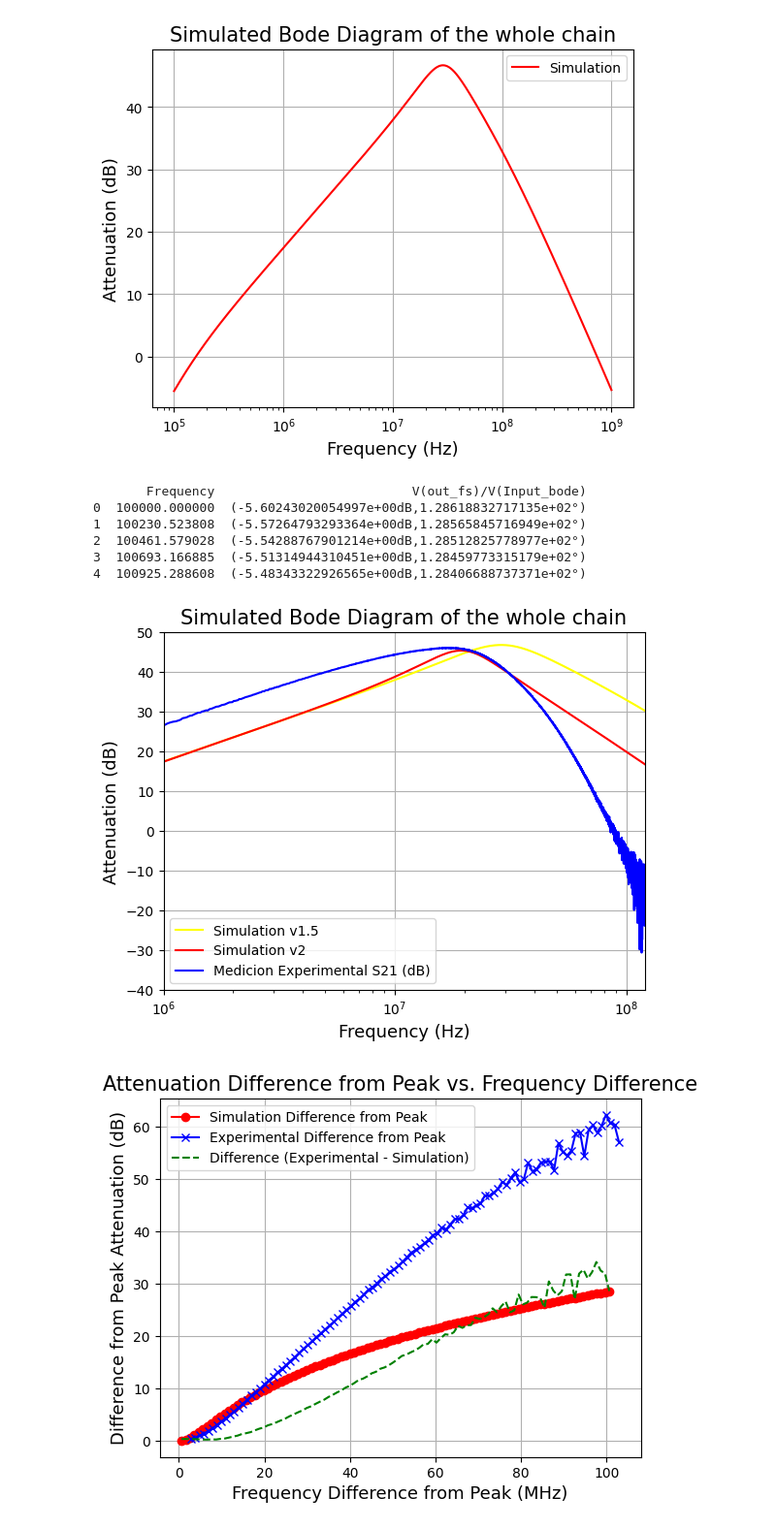
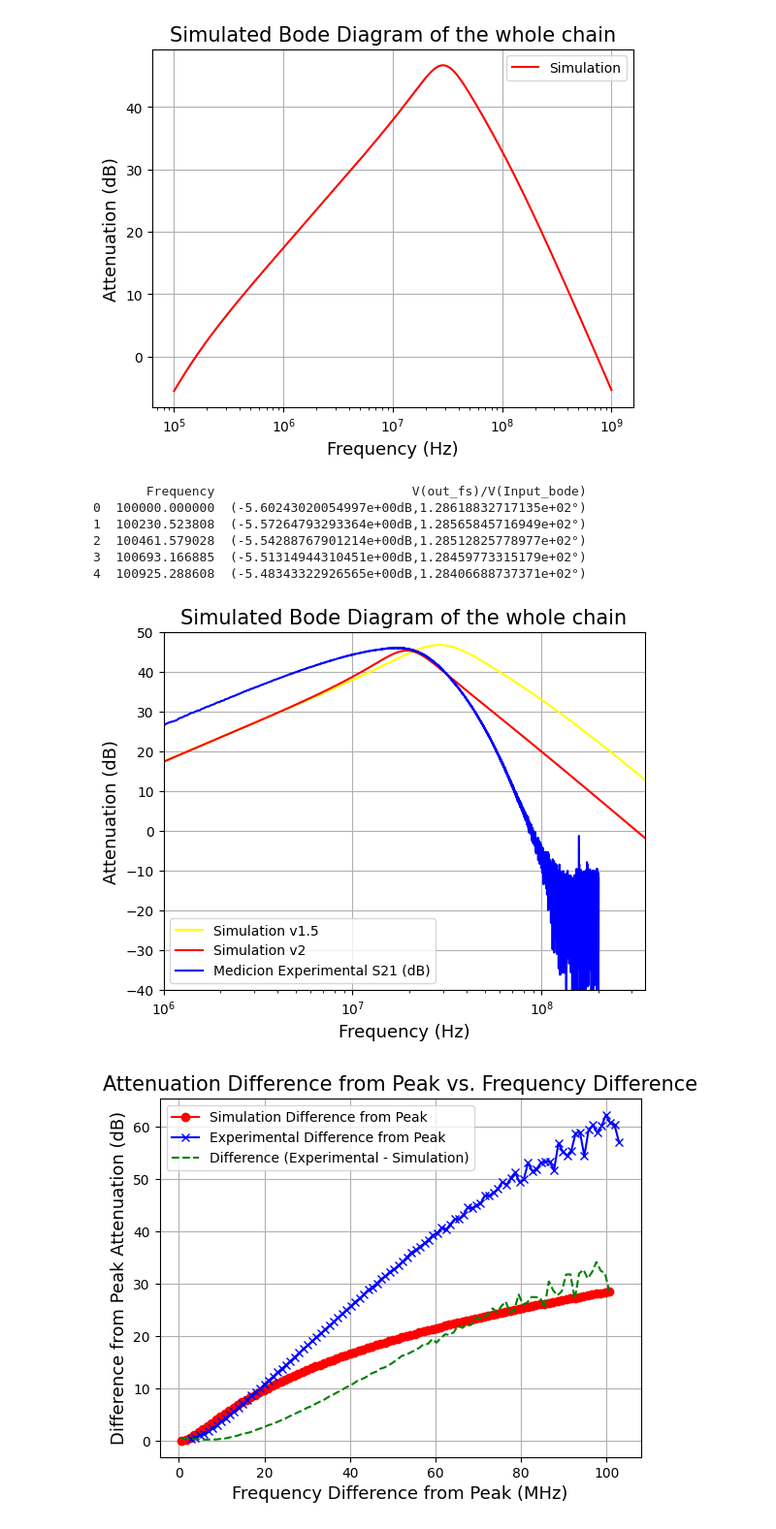
Before and after one commit to Lautaro-Silva/Laboratorio_6_7_ITeDA, a Jupyter notebook: Scripts/simulation_frequency_analysis.ipynb, the cells around one changed output. Shown at 97% size. Drawn from its saved outputs; the diff is of its cells as text; code cells hidden in the pictures.

```diff
--- a/Scripts/simulation_frequency_analysis.ipynb
+++ b/Scripts/simulation_frequency_analysis.ipynb
@@ -94,34 +94,34 @@ plt.show()
 # %%
 # Read the text file, using tab as the separator, and specify encoding
 df_bode = pd.read_csv(r'C:\Users\smili\OneDrive\Documents\GitHub\Laboratorio_6_7_ITeDA\LTSpice\Octubre - Test Circuitos en configuración NO Inversor\bode_circuito_completo_con_capacitores_en_preamp_inversor_v2.txt', sep="\t", skiprows=1, names=['Frequency', 'V(out_fs)/V(Input_bode)'], encoding='ISO-8859-1')
 
 # Check the first few rows to understand the structure
 print(df_bode.head())
 
 # Extract the first element of V(out_fs), which is the dB value
 df_bode['Attenuation'] = df_bode['V(out_fs)/V(Input_bode)'].apply(lambda x: float(x.split(',')[0][1:].replace('dB', '').strip()))  # Clean the dB part
 
 # Plotting
 plt.plot(df_bode2['Frequency'], df_bode2['Attenuation'], label='Simulation v1.5', color='yellow')
 plt.plot(df_bode['Frequency'], df_bode['Attenuation'], label='Simulation v2', color='red')
 plt.plot(df['Frequency (Hz)'], 29+df['S21 (dB)'], label='Medicion Experimental S21 (dB)', color='blue')
 plt.xscale('log')  # Set x-axis to log scale
 plt.title('Simulated Bode Diagram of the whole chain', size=15)
 plt.xlabel('Frequency (Hz)', size=13)
 plt.ylabel('Attenuation (dB)', size=13)
-plt.xlim(1e6, 1.2e8)
+plt.xlim(1e6, 3.5e8)
 plt.ylim(-40, 50)
 plt.legend()
 plt.grid()
 plt.show()
 # %% [output]
        Frequency                          V(out_fs)/V(Input_bode)
 0  100000.000000  (-5.60243020054997e+00dB,1.28618832717135e+02°)
 1  100230.523808  (-5.57264793293364e+00dB,1.28565845716949e+02°)
 2  100461.579028  (-5.54288767901214e+00dB,1.28512825778977e+02°)
 3  100693.166885  (-5.51314944310451e+00dB,1.28459773315179e+02°)
 4  100925.288608  (-5.48343322926565e+00dB,1.28406688737371e+02°)
-[figure, old version]
+[figure, new version]
 # %%
 # Define frequency points of interest (e.g., 20MHz to 100MHz)
 frequencies_to_check = np.linspace(20e6, 120e6, 100)
```
Also changed, not shown: 1 other file.
